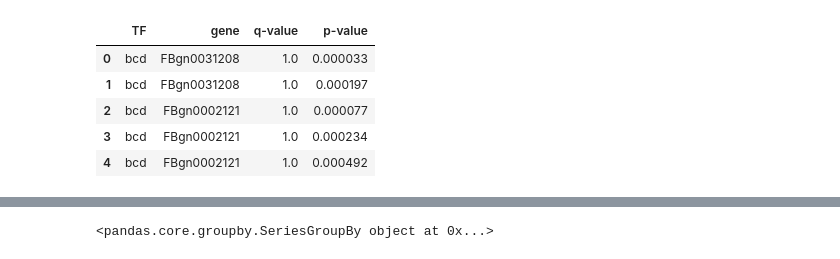
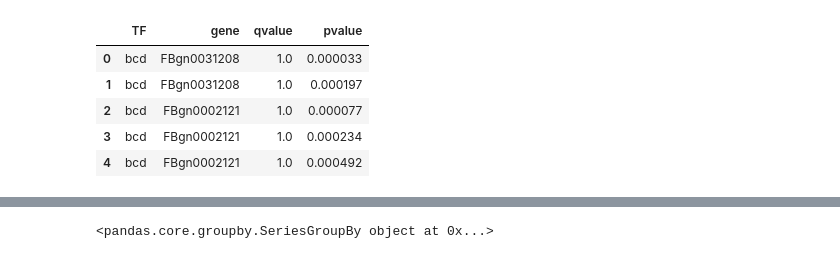
Before and after one commit to jfear/s2rnai, a Jupyter notebook: notebook/distribution_qvals_dmmpmm.ipynb, the cells around one changed output, grey strips where cells are left out. Cells and saved outputs as stored; diff of their text form; code cells hidden in the pictures.

```diff
--- a/notebook/distribution_qvals_dmmpmm.ipynb
+++ b/notebook/distribution_qvals_dmmpmm.ipynb
@@ -42,10 +41,10 @@ with open('/Users/bergeric/Projects/s2rnai/data/motif_alignments_dmmpmm2009_dm6.
             stuff = (TF, gene, qval, pval)
             table.append(stuff)
 # %%
-df= pd.DataFrame(table, columns=['TF', 'gene', 'q-value', 'p-value'])
+df= pd.DataFrame(table, columns=['TF', 'gene', 'qvalue', 'pvalue'])
 df.head()
 # %% [output]
-|  | TF | gene | q-value | p-value |
+|  | TF | gene | qvalue | pvalue |
 | 0 | bcd | FBgn0031208 | 1.0 | 0.000033 |
 | 1 | bcd | FBgn0031208 | 1.0 | 0.000197 |
 | 2 | bcd | FBgn0002121 | 1.0 | 0.000077 |
```
Also changed, not shown: parts of 49 cells of this notebook, 1 other file.
